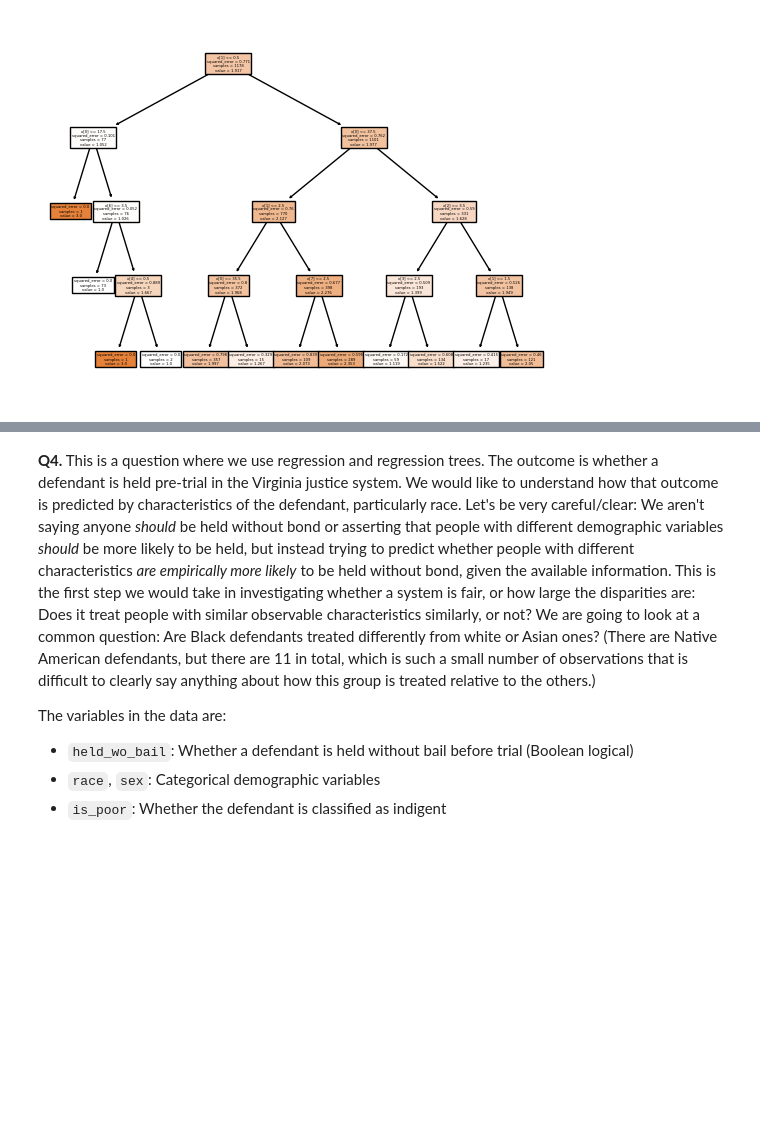
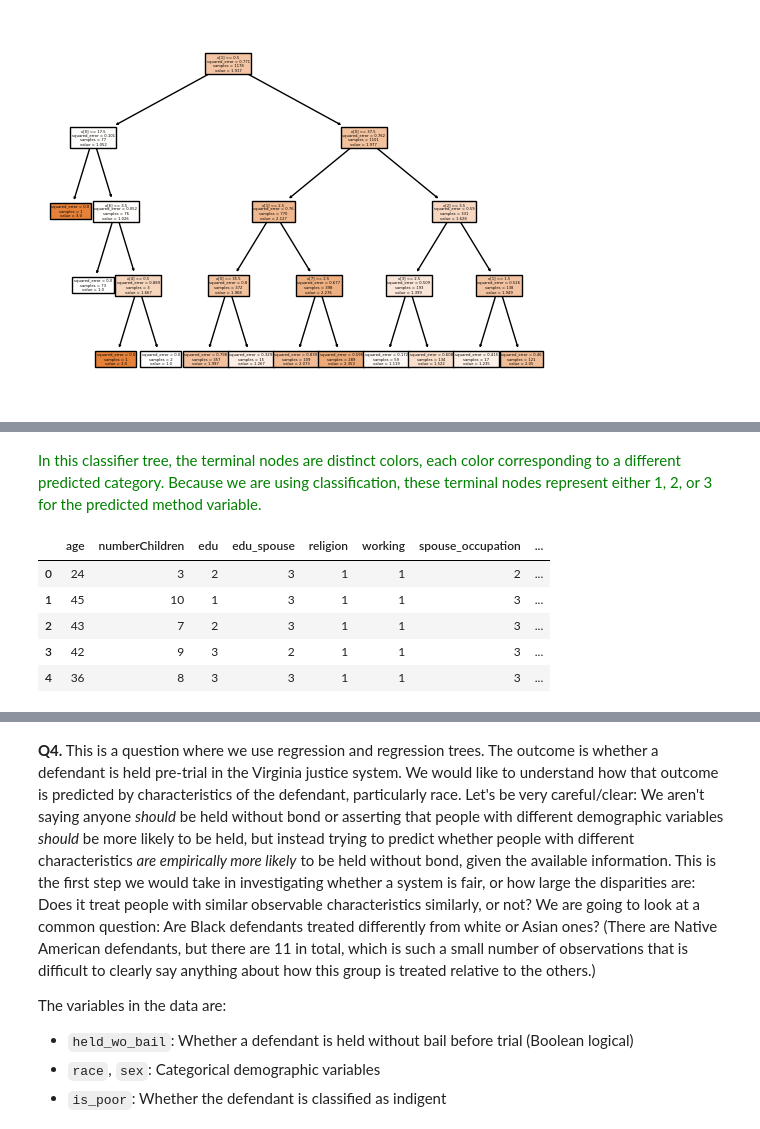
Before and after one commit to Monty-2003/assignment4, a Jupyter notebook: assignment4.ipynb, the cells around one changed output, grey strips where cells are left out. Saved outputs shown, nothing was run; the diff lists cells and outputs as text; code cells hidden in the pictures; blank space fills up the shorter version.

```diff
--- a/assignment4.ipynb
+++ b/assignment4.ipynb
@@ -780,0 +817,21 @@ Using a regression tree makes no sense here, as we are trying to predict which i
+# %% [markdown]
+<font color="green">
+In this classifier tree, the terminal nodes are distinct colors, each color corresponding to a different predicted category. Because we are using classification, these terminal nodes represent either 1, 2, or 3 for the predicted method variable.
+</font>
+# %%
+# what types of people use which methods of bc
+
+y_pred_ct = pd.Series(y_pred)
+
+result_df = pd.concat([X, y_pred_ct], axis=1)
+
+result_df['predicted'] = result_df[0]
+
+result_df.head()
+# %% [output]
+|  | age | numberChildren | edu | edu_spouse | religion | working | spouse_occupation | ... |
+| 0 | 24 | 3 | 2 | 3 | 1 | 1 | 2 | ... |
+| 1 | 45 | 10 | 1 | 3 | 1 | 1 | 3 | ... |
+| 2 | 43 | 7 | 2 | 3 | 1 | 1 | 3 | ... |
+| 3 | 42 | 9 | 3 | 2 | 1 | 1 | 3 | ... |
+| 4 | 36 | 8 | 3 | 3 | 1 | 1 | 3 | ... |
```
Also changed, not shown: parts of 8 cells of this notebook.
